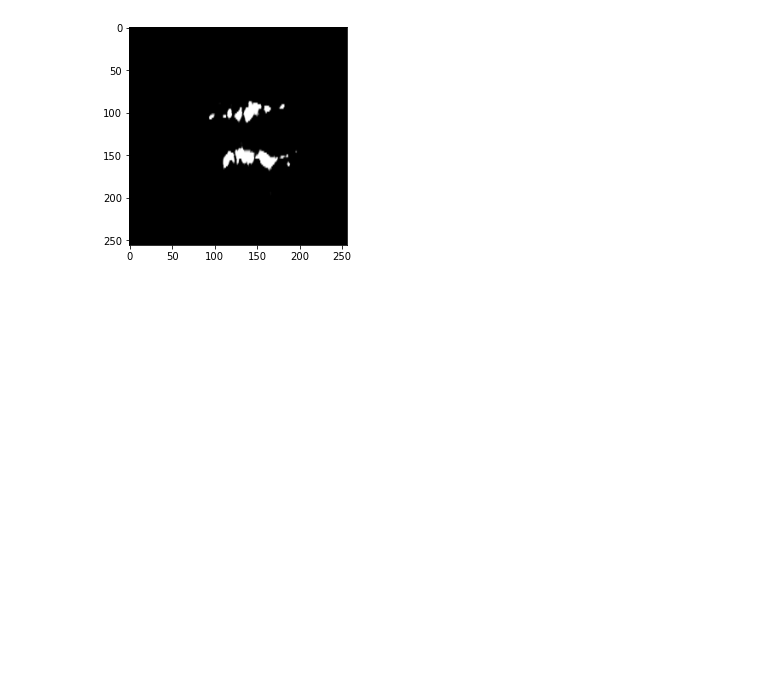
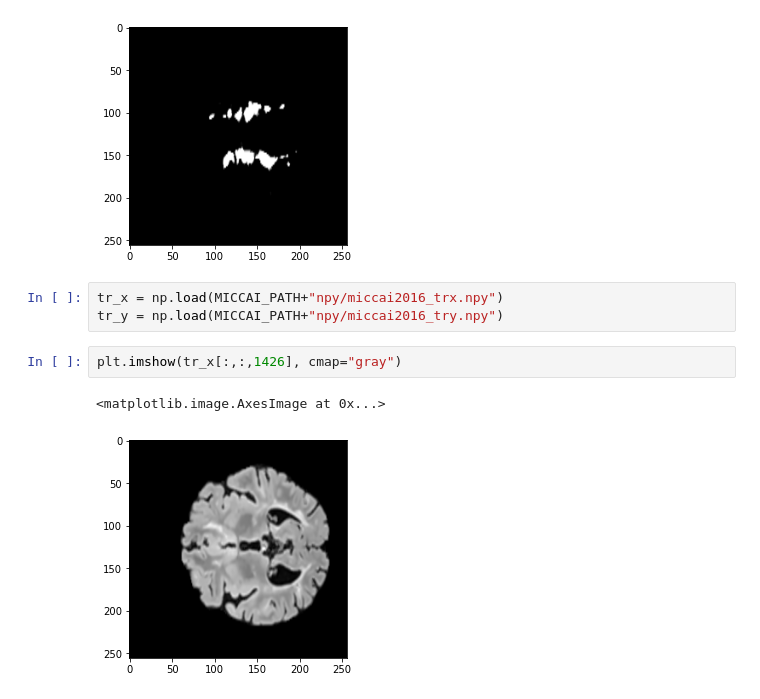
Before and after one commit to frblazquez/CNN_for_Multiple_Sclerosis, a Jupyter notebook: miccai_tensorflow/double_unet_keras.ipynb, the cells around one changed output. Cells and saved outputs as stored; diff of their text form; blank space fills up the shorter version.

```diff
--- a/miccai_tensorflow/double_unet_keras.ipynb
+++ b/miccai_tensorflow/double_unet_keras.ipynb
@@ -234,3 +241,11 @@ plt.imshow(tsy[:,:,175], cmap="gray")
 # %% [output]
 <matplotlib.image.AxesImage at 0x...>
 [figure]
+# %%
+tr_x = np.load(MICCAI_PATH+"npy/miccai2016_trx.npy")
+tr_y = np.load(MICCAI_PATH+"npy/miccai2016_try.npy")
+# %%
+plt.imshow(tr_x[:,:,1426], cmap="gray")
+# %% [output]
+<matplotlib.image.AxesImage at 0x...>
+[figure, added]
```
Also changed, not shown: parts of 5 cells of this notebook, 9 other files.
